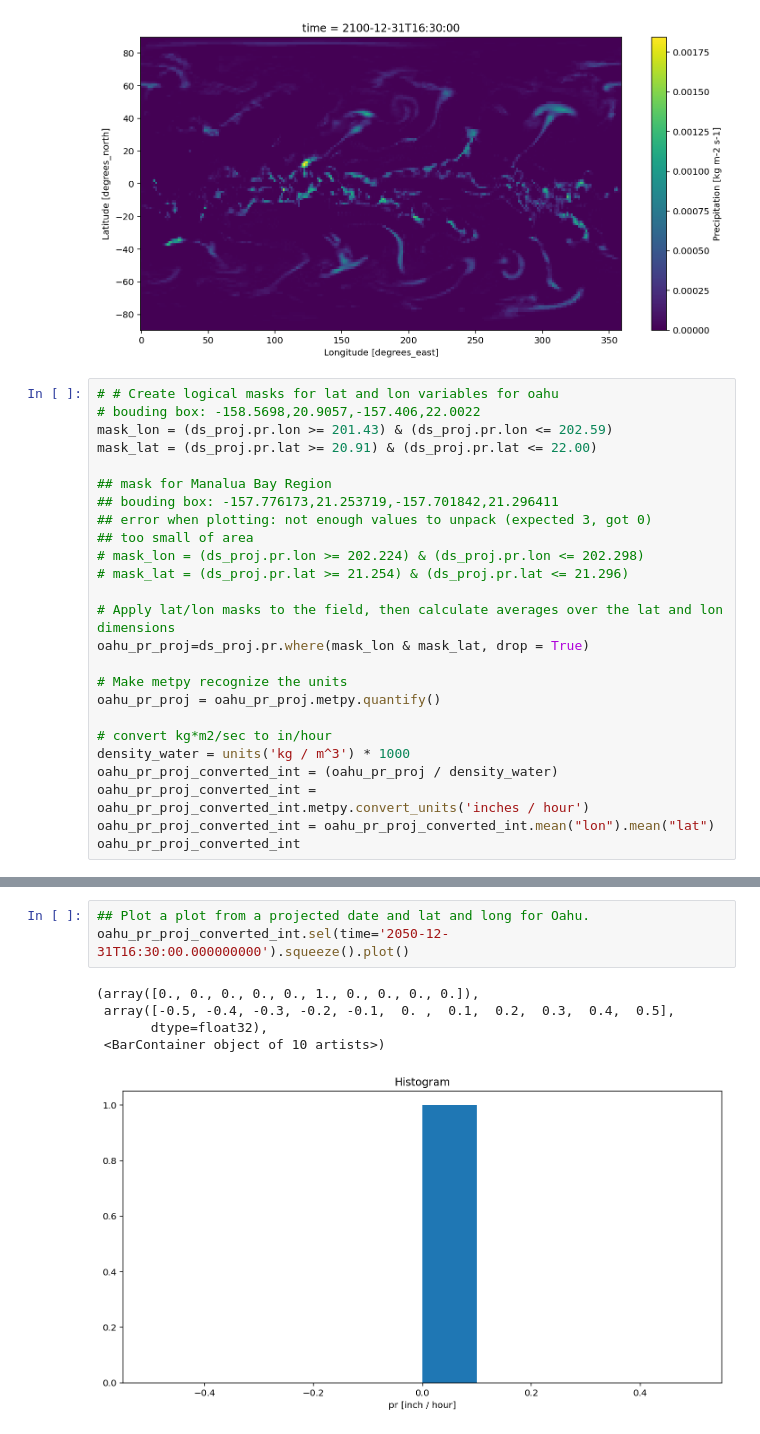
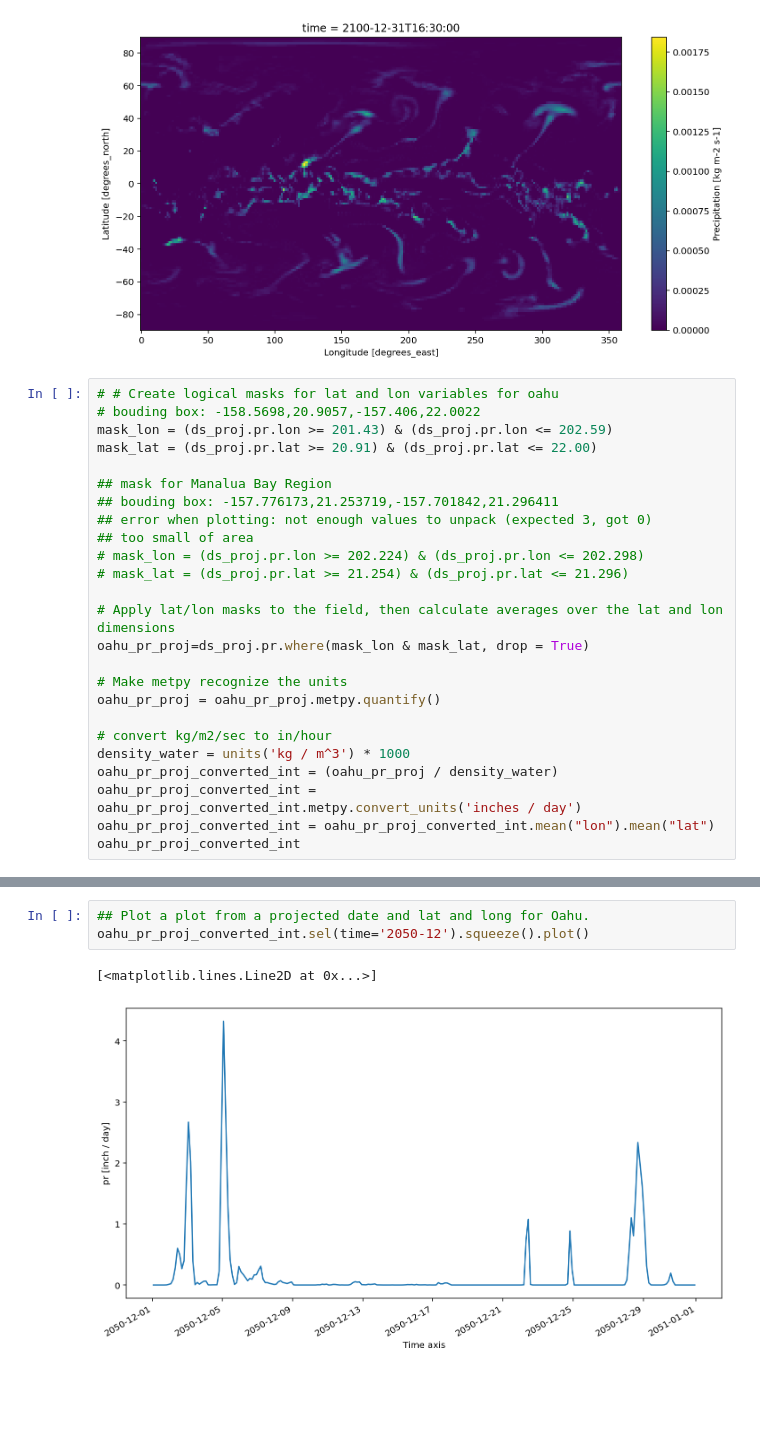
Before and after one commit to laurenskube/Aloha-Aina-Master, a Jupyter notebook: CMIP6_Oahu_Projection.ipynb, the cells around one changed output, grey strips where cells are left out. Cells and saved outputs as stored; diff of their text form; blank space fills up the shorter version.

```diff
--- a/CMIP6_Oahu_Projection.ipynb
+++ b/CMIP6_Oahu_Projection.ipynb
@@ -183,10 +183,10 @@ oahu_pr_proj=ds_proj.pr.where(mask_lon & mask_lat, drop = True)
 # Make metpy recognize the units
 oahu_pr_proj = oahu_pr_proj.metpy.quantify()
 
-# convert kg*m2/sec to in/hour
+# convert kg/m2/sec to in/hour
 density_water = units('kg / m^3') * 1000
 oahu_pr_proj_converted_int = (oahu_pr_proj / density_water)
-oahu_pr_proj_converted_int = oahu_pr_proj_converted_int.metpy.convert_units('inches / hour')
+oahu_pr_proj_converted_int = oahu_pr_proj_converted_int.metpy.convert_units('inches / day')
 oahu_pr_proj_converted_int = oahu_pr_proj_converted_int.mean("lon").mean("lat")
 oahu_pr_proj_converted_int
 # %% [output]
@@ -227,13 +227,10 @@ Source: https://boundingbox.klokantech.com/
 <br>
 # %%
 ## Plot a plot from a projected date and lat and long for Oahu.
-oahu_pr_proj_converted_int.sel(time='2050-12-31T16:30:00.000000000').squeeze().plot()
+oahu_pr_proj_converted_int.sel(time='2050-12').squeeze().plot()
 # %% [output]
-(array([0., 0., 0., 0., 0., 1., 0., 0., 0., 0.]),
- array([-0.5, -0.4, -0.3, -0.2, -0.1,  0. ,  0.1,  0.2,  0.3,  0.4,  0.5],
-       dtype=float32),
- <BarContainer object of 10 artists>)
+[<matplotlib.lines.Line2D at 0x...>]
-[figure, old version]
+[figure, new version]
 # %%
 # Cast our 3 dimensional xarray to dataframe
 oahu_pr_proj_df = oahu_pr_proj_converted_int.to_dataframe().reset_index()
```
Also changed, not shown: parts of 2 cells of this notebook.
